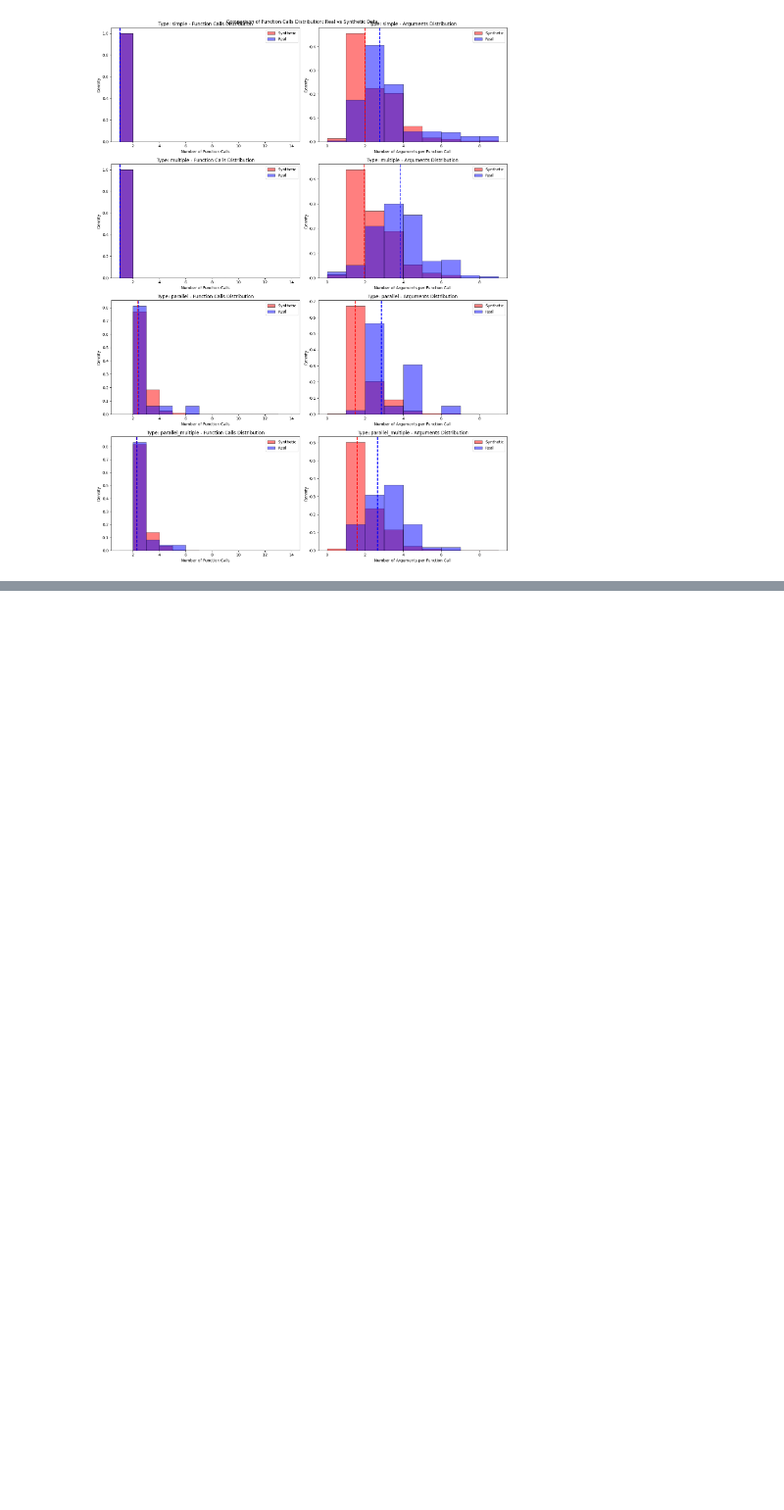
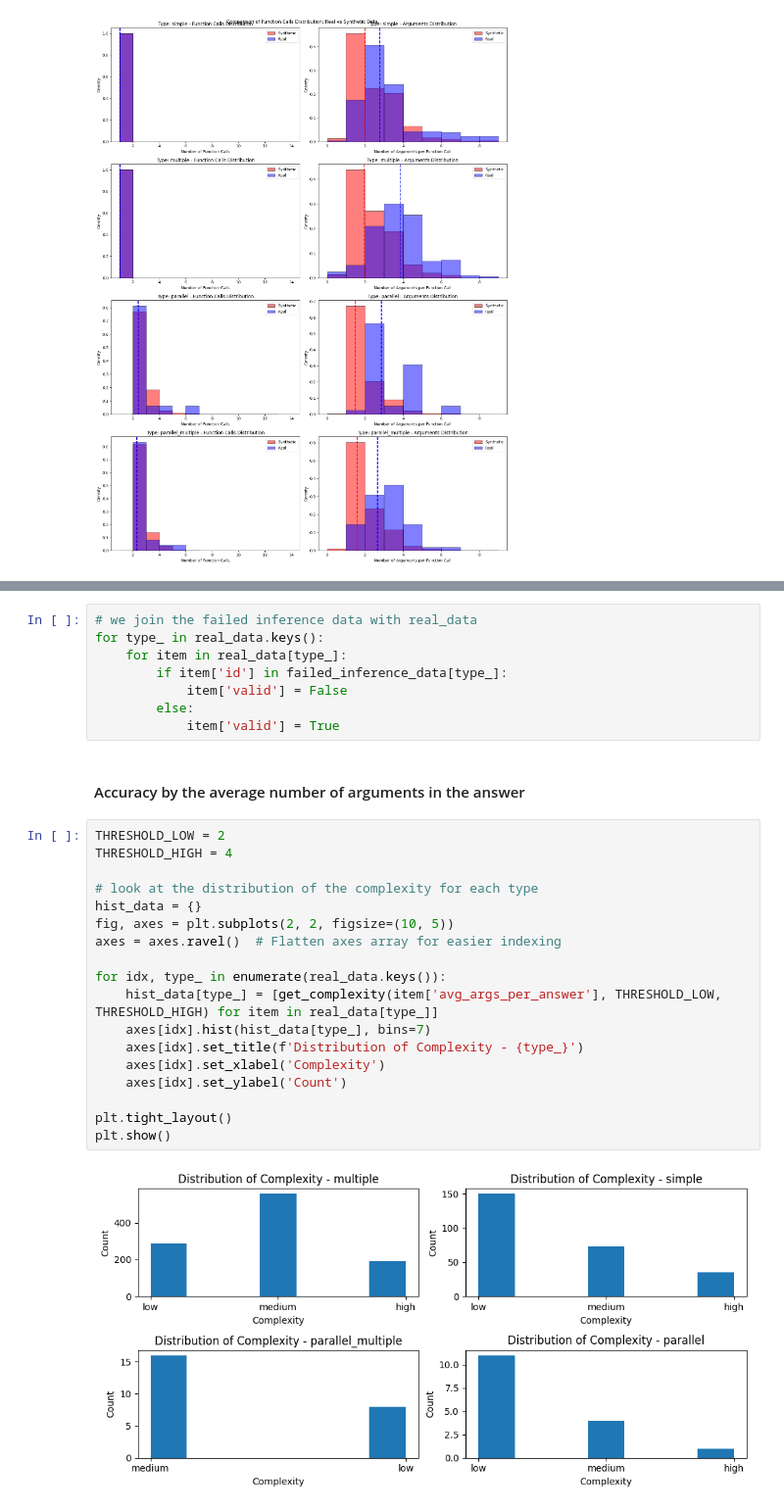
Before and after one commit to ArthurChen189/APIGen-Analysis, a Jupyter notebook: analysis.ipynb, the cells around one changed output, grey strips where cells are left out. Shown at 98% size. Cells and saved outputs as stored; diff of their text form; blank space fills up the shorter version.

Commit message:
add post-inference analysis

```diff
--- a/analysis.ipynb
+++ b/analysis.ipynb
@@ -570,0 +699,30 @@ Real - Mean: 2.64, Median: 3.00
+# %%
+# we join the failed inference data with real_data
+for type_ in real_data.keys():
+    for item in real_data[type_]:
+        if item['id'] in failed_inference_data[type_]:
+            item['valid'] = False
+        else:
+            item['valid'] = True
+# %% [markdown]
+#### Accuracy by the average number of arguments in the answer
+# %%
+THRESHOLD_LOW = 2
+THRESHOLD_HIGH = 4
+
+# look at the distribution of the complexity for each type
+hist_data = {}
+fig, axes = plt.subplots(2, 2, figsize=(10, 5))
+axes = axes.ravel()  # Flatten axes array for easier indexing
+
+for idx, type_ in enumerate(real_data.keys()):
+    hist_data[type_] = [get_complexity(item['avg_args_per_answer'], THRESHOLD_LOW, THRESHOLD_HIGH) for item in real_data[type_]]
+    axes[idx].hist(hist_data[type_], bins=7)
+    axes[idx].set_title(f'Distribution of Complexity - {type_}')
+    axes[idx].set_xlabel('Complexity')
+    axes[idx].set_ylabel('Count')
+
+plt.tight_layout()
+plt.show()
+# %% [output]
+[figure, added]
```
Also changed, not shown: parts of 18 cells of this notebook, 5 other files.
